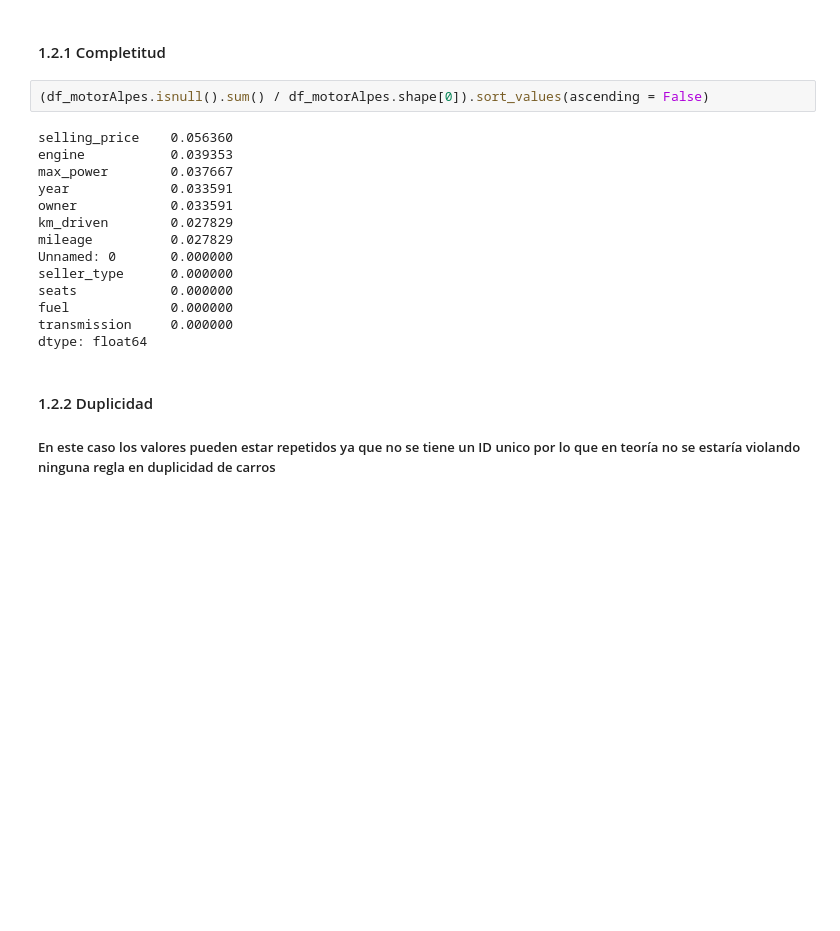
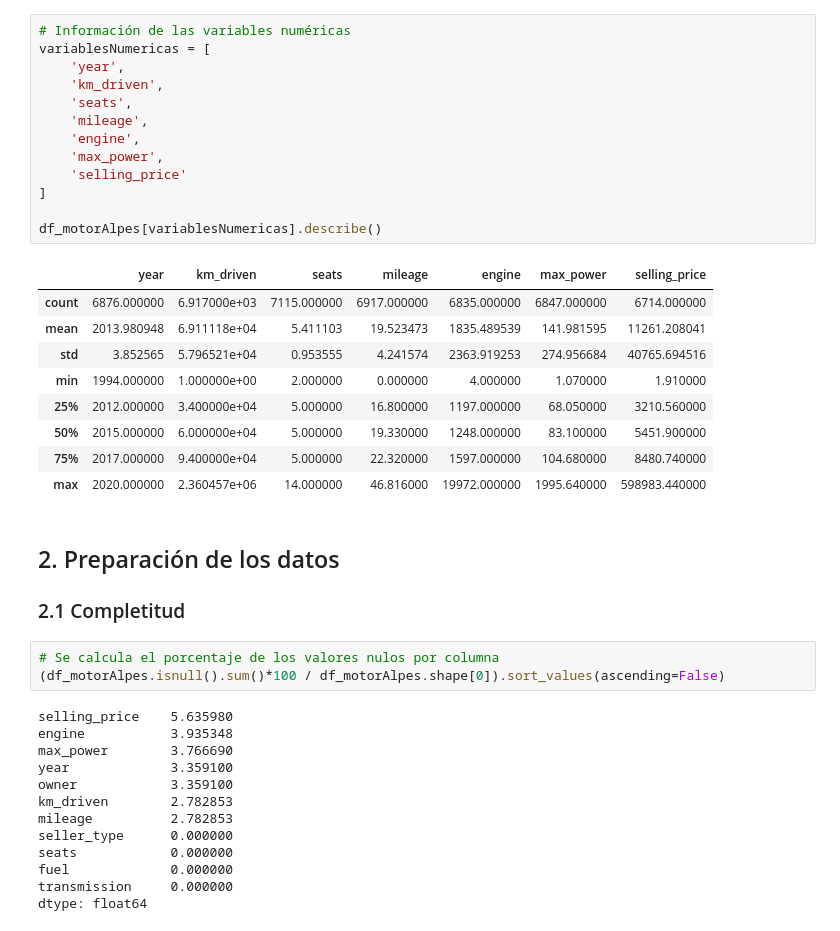
Before and after one commit to jjosorioc/ISIS3301-lab02-regression, a Jupyter notebook: lab2.ipynb, the cells around one changed output. Cells and saved outputs as stored; diff of their text form; blank space fills up the shorter version.

```diff
--- a/lab2.ipynb
+++ b/lab2.ipynb
@@ -77,21 +88,42 @@ df_motorAlpes.describe()
+# %%
+# Información de las variables numéricas
+variablesNumericas = [
+    'year',
+    'km_driven',
+    'seats',
+    'mileage',
+    'engine',
+    'max_power',
+    'selling_price'
+]
+
+df_motorAlpes[variablesNumericas].describe()
+# %% [output]
+|  | year | km_driven | seats | mileage | engine | max_power | selling_price |
+| count | 6876.000000 | 6.917000e+03 | 7115.000000 | 6917.000000 | 6835.000000 | 6847.000000 | 6714.000000 |
+| mean | 2013.980948 | 6.911118e+04 | 5.411103 | 19.523473 | 1835.489539 | 141.981595 | 11261.208041 |
+| std | 3.852565 | 5.796521e+04 | 0.953555 | 4.241574 | 2363.919253 | 274.956684 | 40765.694516 |
+| min | 1994.000000 | 1.000000e+00 | 2.000000 | 0.000000 | 4.000000 | 1.070000 | 1.910000 |
+| 25% | 2012.000000 | 3.400000e+04 | 5.000000 | 16.800000 | 1197.000000 | 68.050000 | 3210.560000 |
+| 50% | 2015.000000 | 6.000000e+04 | 5.000000 | 19.330000 | 1248.000000 | 83.100000 | 5451.900000 |
+| 75% | 2017.000000 | 9.400000e+04 | 5.000000 | 22.320000 | 1597.000000 | 104.680000 | 8480.740000 |
+| max | 2020.000000 | 2.360457e+06 | 14.000000 | 46.816000 | 19972.000000 | 1995.640000 | 598983.440000 |
 # %% [markdown]
-#### 1.2.1 Completitud
+## 2. Preparación de los datos
+### 2.1 Completitud
 # %%
-(df_motorAlpes.isnull().sum() / df_motorAlpes.shape[0]).sort_values(ascending = False)
+# Se calcula el porcentaje de los valores nulos por columna
+(df_motorAlpes.isnull().sum()*100 / df_motorAlpes.shape[0]).sort_values(ascending=False)
 # %% [output]
-selling_price    0.056360
-engine           0.039353
-max_power        0.037667
-year             0.033591
-owner            0.033591
-km_driven        0.027829
-mileage          0.027829
-Unnamed: 0       0.000000
+selling_price    5.635980
+engine           3.935348
+max_power        3.766690
+year             3.359100
+owner            3.359100
+km_driven        2.782853
+mileage          2.782853
 seller_type      0.000000
 seats            0.000000
 fuel             0.000000
 transmission     0.000000
 dtype: float64
-# %% [markdown]
-#### 1.2.2 Duplicidad
-##### En este caso los valores pueden estar repetidos ya que no se tiene un ID unico por lo que en teoría no se estaría violando ninguna regla en duplicidad de carros
```
Also changed, not shown: parts of 18 cells of this notebook.
